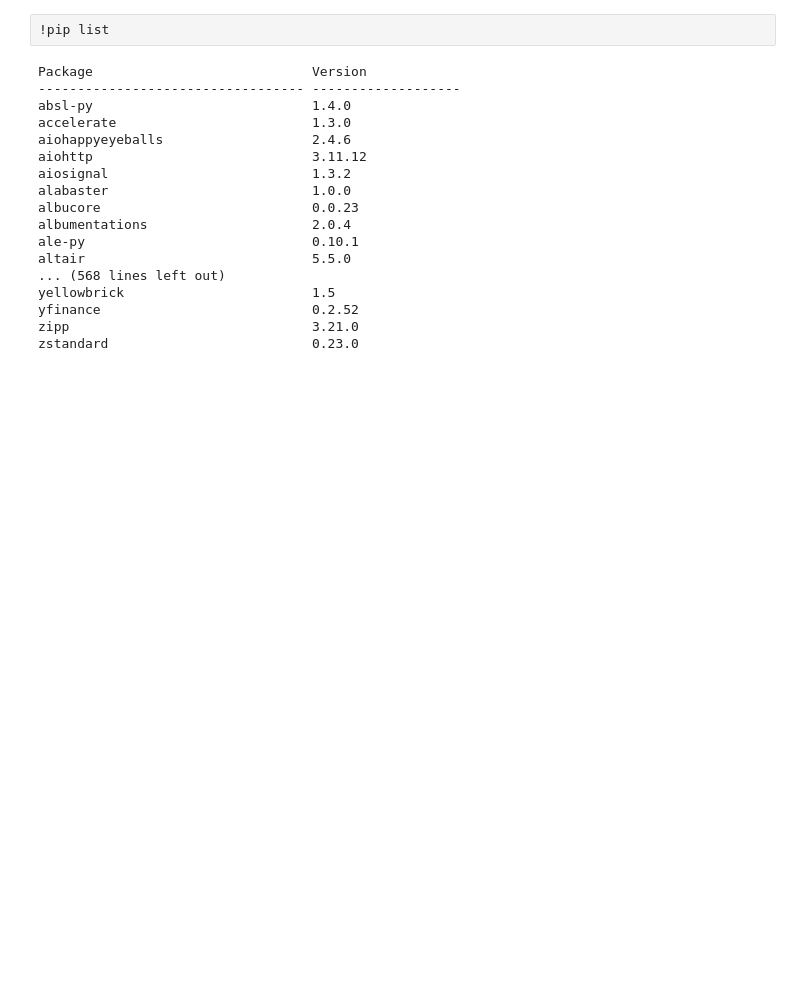
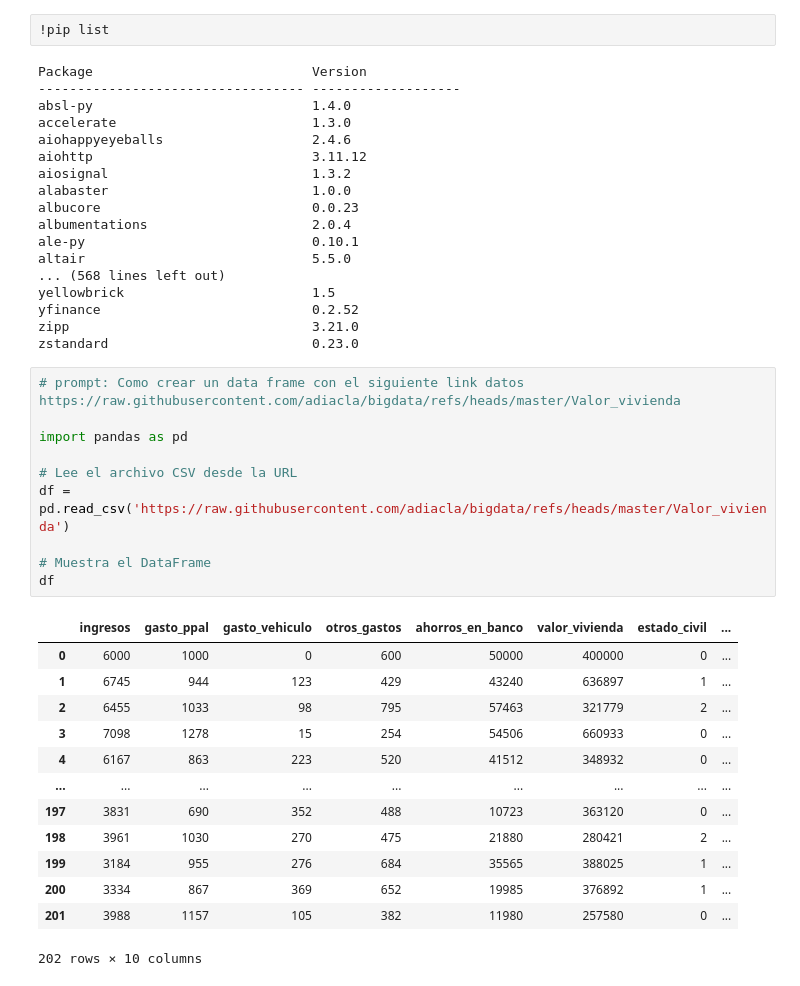
Before and after one commit to JGutierrez25/Clase-IA, a Jupyter notebook: EDA.ipynb, the cells around one changed output. Cells and saved outputs as stored; diff of their text form; blank space fills up the shorter version.

```diff
--- a/EDA.ipynb
+++ b/EDA.ipynb
@@ -278,3 +278,27 @@ yellowbrick                        1.5
 yfinance                           0.2.52
 zipp                               3.21.0
 zstandard                          0.23.0
+# %%
+# prompt: Como crear un data frame con el siguiente link datos https://raw.githubusercontent.com/adiacla/bigdata/refs/heads/master/Valor_vivienda
+
+import pandas as pd
+
+# Lee el archivo CSV desde la URL
+df = pd.read_csv('https://raw.githubusercontent.com/adiacla/bigdata/refs/heads/master/Valor_vivienda')
+
+# Muestra el DataFrame
+df
+# %% [output]
+|  | ingresos | gasto_ppal | gasto_vehiculo | otros_gastos | ahorros_en_banco | valor_vivienda | estado_civil | ... |
+| 0 | 6000 | 1000 | 0 | 600 | 50000 | 400000 | 0 | ... |
+| 1 | 6745 | 944 | 123 | 429 | 43240 | 636897 | 1 | ... |
+| 2 | 6455 | 1033 | 98 | 795 | 57463 | 321779 | 2 | ... |
+| 3 | 7098 | 1278 | 15 | 254 | 54506 | 660933 | 0 | ... |
+| 4 | 6167 | 863 | 223 | 520 | 41512 | 348932 | 0 | ... |
+| ... | ... | ... | ... | ... | ... | ... | ... | ... |
+| 197 | 3831 | 690 | 352 | 488 | 10723 | 363120 | 0 | ... |
+| 198 | 3961 | 1030 | 270 | 475 | 21880 | 280421 | 2 | ... |
+| 199 | 3184 | 955 | 276 | 684 | 35565 | 388025 | 1 | ... |
+| 200 | 3334 | 867 | 369 | 652 | 19985 | 376892 | 1 | ... |
+| 201 | 3988 | 1157 | 105 | 382 | 11980 | 257580 | 0 | ... |
+202 rows × 10 columns
```
Also changed, not shown: parts of 2 cells of this notebook.
